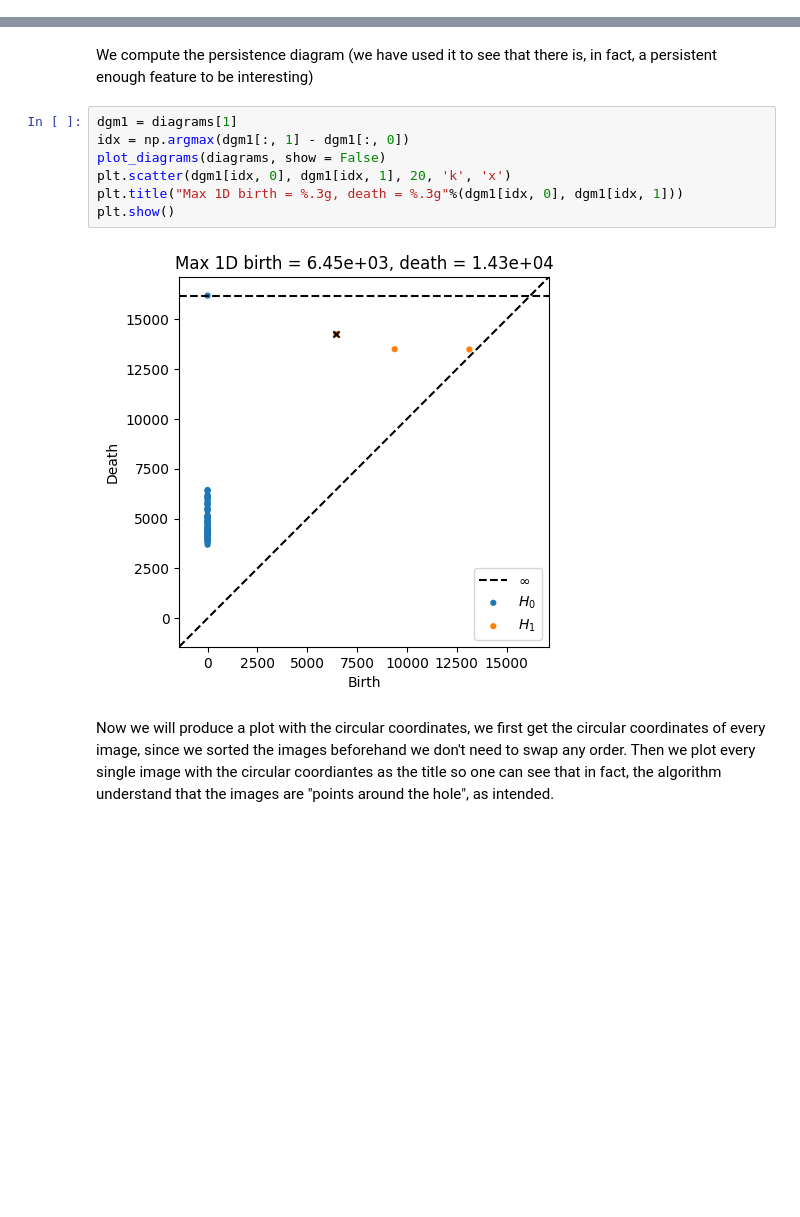
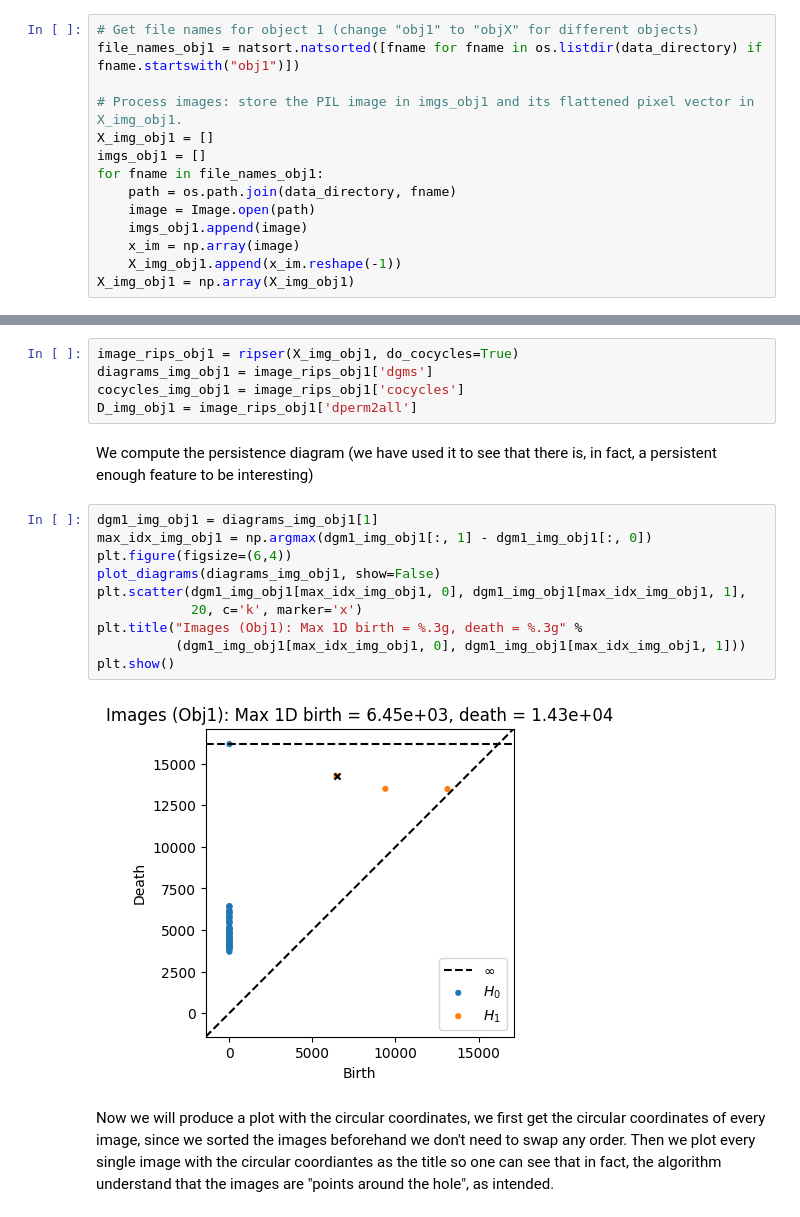
Before and after one commit to Bernat-Jorda-Carbonell/TDA_projects, a Jupyter notebook: circular_coordinates/TDA_circular_coordinates.ipynb, the cells around one changed output, grey strips where cells are left out. Drawn from its saved outputs; the diff is of its cells as text; blank space fills up the shorter version.

```diff
--- a/circular_coordinates/TDA_circular_coordinates.ipynb
+++ b/circular_coordinates/TDA_circular_coordinates.ipynb
@@ -381,2 +383,16 @@ X_img = np.array(X_img)
+# %%
+# Get file names for object 1 (change "obj1" to "objX" for different objects)
+file_names_obj1 = natsort.natsorted([fname for fname in os.listdir(data_directory) if fname.startswith("obj1")])
+
+# Process images: store the PIL image in imgs_obj1 and its flattened pixel vector in X_img_obj1.
+X_img_obj1 = []
+imgs_obj1 = []
+for fname in file_names_obj1:
+    path = os.path.join(data_directory, fname)
+    image = Image.open(path)
+    imgs_obj1.append(image)
+    x_im = np.array(image)
+    X_img_obj1.append(x_im.reshape(-1))
+X_img_obj1 = np.array(X_img_obj1)
 # %% [markdown]
 We repeat the good all process of running ripser with the vector of the images as the points, and getting the diagrams, cocycles and distance matrix
@@ -388,14 +399,22 @@ D_img = image_rips['dperm2all']   # we get the distance matrix from ripser to us
+# %%
+image_rips_obj1 = ripser(X_img_obj1, do_cocycles=True)
+diagrams_img_obj1 = image_rips_obj1['dgms']
+cocycles_img_obj1 = image_rips_obj1['cocycles']
+D_img_obj1 = image_rips_obj1['dperm2all']
 # %% [markdown]
 We compute the persistence diagram (we have used it to see that there is, in fact, a persistent enough feature to be interesting)
 # %%
-dgm1 = diagrams[1]
-idx = np.argmax(dgm1[:, 1] - dgm1[:, 0])
-plot_diagrams(diagrams, show = False)
-plt.scatter(dgm1[idx, 0], dgm1[idx, 1], 20, 'k', 'x')
-plt.title("Max 1D birth = %.3g, death = %.3g"%(dgm1[idx, 0], dgm1[idx, 1]))
+dgm1_img_obj1 = diagrams_img_obj1[1]
+max_idx_img_obj1 = np.argmax(dgm1_img_obj1[:, 1] - dgm1_img_obj1[:, 0])
+plt.figure(figsize=(6,4))
+plot_diagrams(diagrams_img_obj1, show=False)
+plt.scatter(dgm1_img_obj1[max_idx_img_obj1, 0], dgm1_img_obj1[max_idx_img_obj1, 1],
+            20, c='k', marker='x')
+plt.title("Images (Obj1): Max 1D birth = %.3g, death = %.3g" %
+          (dgm1_img_obj1[max_idx_img_obj1, 0], dgm1_img_obj1[max_idx_img_obj1, 1]))
 plt.show()
 # %% [output]
-[figure, old version]
+[figure, new version]
 # %% [markdown]
 Now we will produce a plot with the circular coordinates, we first get the circular coordinates of every image, since we sorted the images beforehand we don't need to swap any order. Then we plot every single image with the circular coordiantes as the title so one can see that in fact, the algorithm understand that the images are "points around the hole", as intended.
 # %%
```
Also changed, not shown: parts of 94 cells of this notebook.
